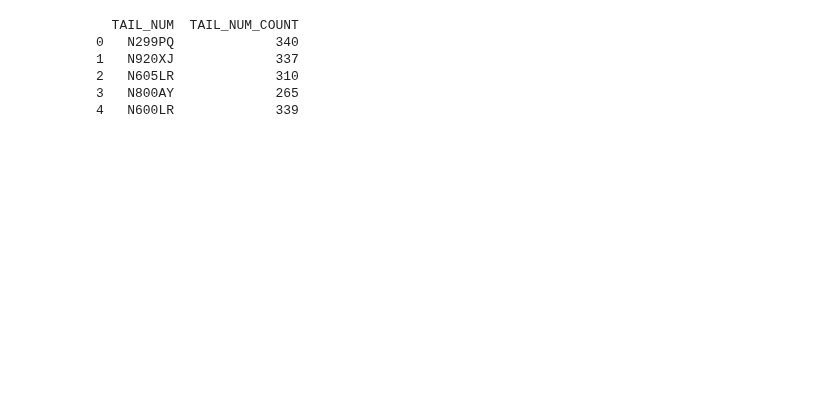
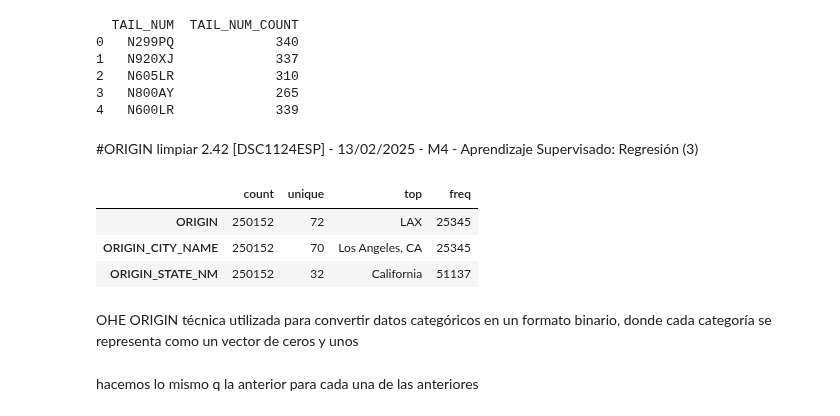
Before and after one commit to KARENCMP82/Python, a Jupyter notebook: Clasificacion_Clase.ipynb, the cells around one changed output. Cells and saved outputs as stored; diff of their text form; code cells hidden in the pictures; blank space fills up the shorter version.

```diff
--- a/Clasificacion_Clase.ipynb
+++ b/Clasificacion_Clase.ipynb
@@ -613,0 +610,14 @@ df.drop('TAIL_NUM', axis=1, inplace=True)
+# %% [markdown]
+#ORIGIN limpiar
+2.42
+[DSC1124ESP] - 13/02/2025 - M4 - Aprendizaje Supervisado: Regresión (3)
+# %%
+df.select_dtypes(include=['object']).describe().T
+# %% [output]
+|  | count | unique | top | freq |
+| ORIGIN | 250152 | 72 | LAX | 25345 |
+| ORIGIN_CITY_NAME | 250152 | 70 | Los Angeles, CA | 25345 |
+| ORIGIN_STATE_NM | 250152 | 32 | California | 51137 |
+# %% [markdown]
+OHE ORIGIN
+técnica utilizada para convertir datos categóricos en un formato binario, donde cada categoría se representa como un vector de ceros y unos
@@ -613,0 +632,2 @@ df.drop('TAIL_NUM', axis=1, inplace=True)
+# %% [markdown]
+hacemos lo mismo q la anterior para cada una de las anteriores
```
Also changed, not shown: parts of 17 cells of this notebook.
